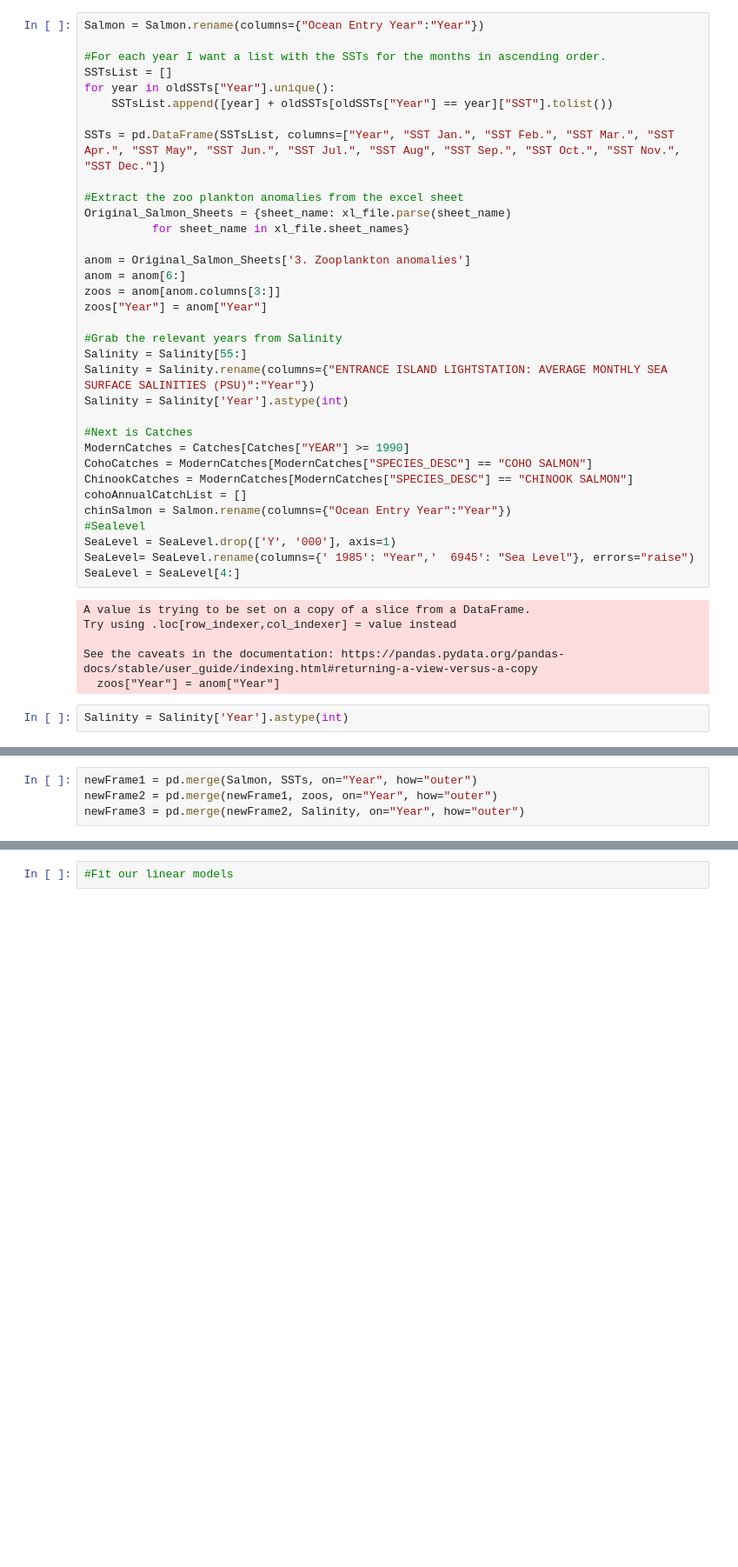
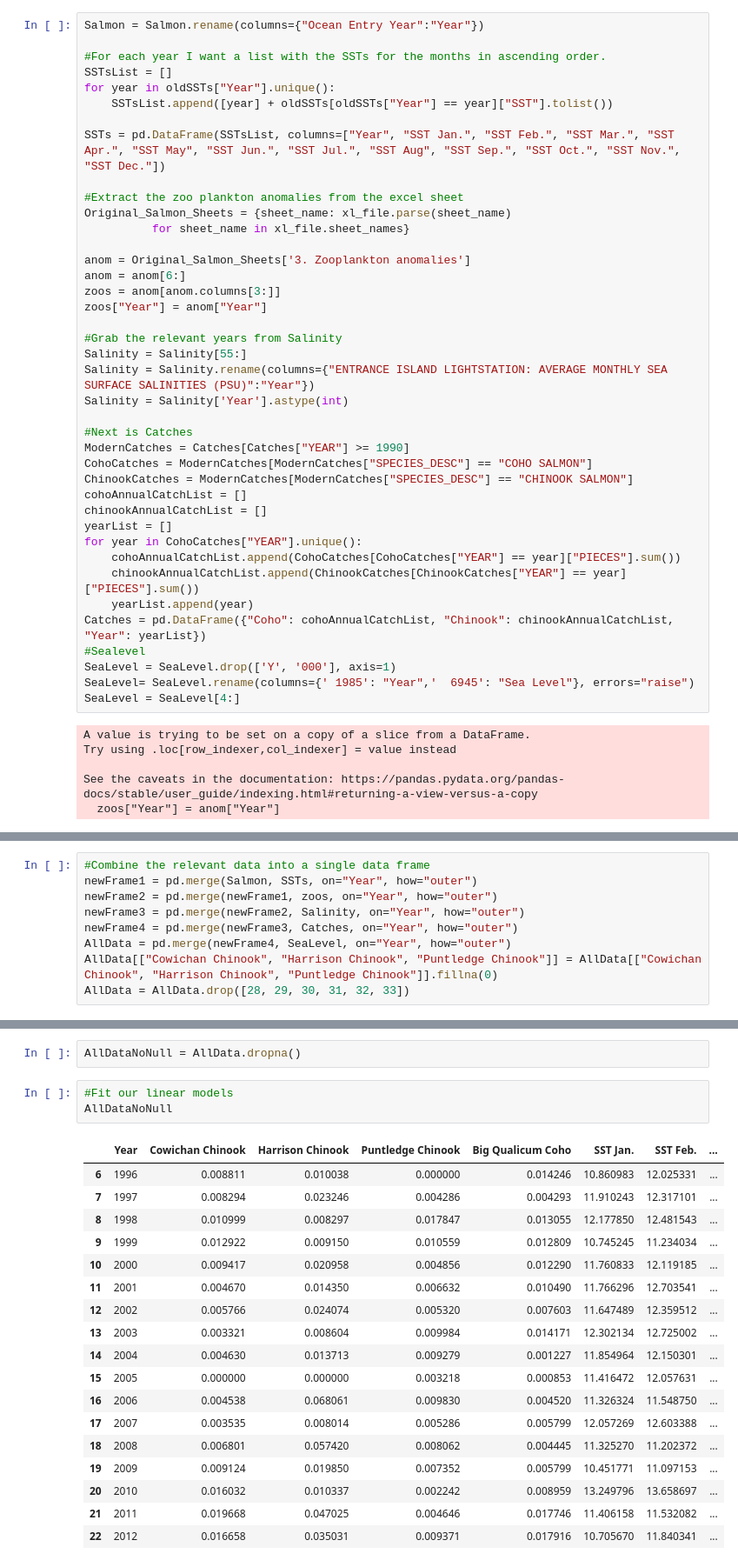
Before and after one commit to SeanHaight/SalmonPopulationProject, a Jupyter notebook: SeanModeling.ipynb, the cells around one changed output, grey strips where cells are left out. Shown: that part at 87% size. Drawn from its saved outputs; the diff is of its cells as text; blank space fills up the shorter version.

```diff
--- a/SeanModeling.ipynb
+++ b/SeanModeling.ipynb
@@ -39,7 +39,13 @@ ModernCatches = Catches[Catches["YEAR"] >= 1990]
 CohoCatches = ModernCatches[ModernCatches["SPECIES_DESC"] == "COHO SALMON"]
 ChinookCatches = ModernCatches[ModernCatches["SPECIES_DESC"] == "CHINOOK SALMON"]
 cohoAnnualCatchList = []
-chinSalmon = Salmon.rename(columns={"Ocean Entry Year":"Year"})
+chinookAnnualCatchList = []
+yearList = []
+for year in CohoCatches["YEAR"].unique():
+    cohoAnnualCatchList.append(CohoCatches[CohoCatches["YEAR"] == year]["PIECES"].sum())
+    chinookAnnualCatchList.append(ChinookCatches[ChinookCatches["YEAR"] == year]["PIECES"].sum())
+    yearList.append(year)
+Catches = pd.DataFrame({"Coho": cohoAnnualCatchList, "Chinook": chinookAnnualCatchList, "Year": yearList})
 #Sealevel
 SeaLevel = SeaLevel.drop(['Y', '000'], axis=1)
 SeaLevel= SeaLevel.rename(columns={' 1985': "Year",'  6945': "Sea Level"}, errors="raise")
@@ -50,5 +56,3 @@ Try using .loc[row_indexer,col_indexer] = value instead
 
 See the caveats in the documentation: https://pandas.pydata.org/pandas-docs/stable/user_guide/indexing.html#returning-a-view-versus-a-copy
   zoos["Year"] = anom["Year"]
-# %%
-Salinity = Salinity['Year'].astype(int)
@@ -57,4 +79,9 @@ Salinity = Salinity['Year'].astype(int)
 # %%
+#Combine the relevant data into a single data frame
 newFrame1 = pd.merge(Salmon, SSTs, on="Year", how="outer")
 newFrame2 = pd.merge(newFrame1, zoos, on="Year", how="outer")
 newFrame3 = pd.merge(newFrame2, Salinity, on="Year", how="outer")
+newFrame4 = pd.merge(newFrame3, Catches, on="Year", how="outer")
+AllData = pd.merge(newFrame4, SeaLevel, on="Year", how="outer")
+AllData[["Cowichan Chinook", "Harrison Chinook", "Puntledge Chinook"]] = AllData[["Cowichan Chinook", "Harrison Chinook", "Puntledge Chinook"]].fillna(0)
+AllData = AllData.drop([28, 29, 30, 31, 32, 33])
@@ -82,2 +88,24 @@ newFrame3
+# %%
+AllDataNoNull = AllData.dropna()
 # %%
 #Fit our linear models
+AllDataNoNull
+# %% [output]
+|  | Year | Cowichan Chinook | Harrison Chinook | Puntledge Chinook | Big Qualicum Coho | SST Jan. | SST Feb. | ... |
+| 6 | 1996 | 0.008811 | 0.010038 | 0.000000 | 0.014246 | 10.860983 | 12.025331 | ... |
+| 7 | 1997 | 0.008294 | 0.023246 | 0.004286 | 0.004293 | 11.910243 | 12.317101 | ... |
+| 8 | 1998 | 0.010999 | 0.008297 | 0.017847 | 0.013055 | 12.177850 | 12.481543 | ... |
+| 9 | 1999 | 0.012922 | 0.009150 | 0.010559 | 0.012809 | 10.745245 | 11.234034 | ... |
+| 10 | 2000 | 0.009417 | 0.020958 | 0.004856 | 0.012290 | 11.760833 | 12.119185 | ... |
+| 11 | 2001 | 0.004670 | 0.014350 | 0.006632 | 0.010490 | 11.766296 | 12.703541 | ... |
+| 12 | 2002 | 0.005766 | 0.024074 | 0.005320 | 0.007603 | 11.647489 | 12.359512 | ... |
+| 13 | 2003 | 0.003321 | 0.008604 | 0.009984 | 0.014171 | 12.302134 | 12.725002 | ... |
+| 14 | 2004 | 0.004630 | 0.013713 | 0.009279 | 0.001227 | 11.854964 | 12.150301 | ... |
+| 15 | 2005 | 0.000000 | 0.000000 | 0.003218 | 0.000853 | 11.416472 | 12.057631 | ... |
+| 16 | 2006 | 0.004538 | 0.068061 | 0.009830 | 0.004520 | 11.326324 | 11.548750 | ... |
+| 17 | 2007 | 0.003535 | 0.008014 | 0.005286 | 0.005799 | 12.057269 | 12.603388 | ... |
+| 18 | 2008 | 0.006801 | 0.057420 | 0.008062 | 0.004445 | 11.325270 | 11.202372 | ... |
+| 19 | 2009 | 0.009124 | 0.019850 | 0.007352 | 0.005799 | 10.451771 | 11.097153 | ... |
+| 20 | 2010 | 0.016032 | 0.010337 | 0.002242 | 0.008959 | 13.249796 | 13.658697 | ... |
+| 21 | 2011 | 0.019668 | 0.047025 | 0.004646 | 0.017746 | 11.406158 | 11.532082 | ... |
+| 22 | 2012 | 0.016658 | 0.035031 | 0.009371 | 0.017916 | 10.705670 | 11.840341 | ... |
```
Also changed, not shown: parts of 6 cells of this notebook.
